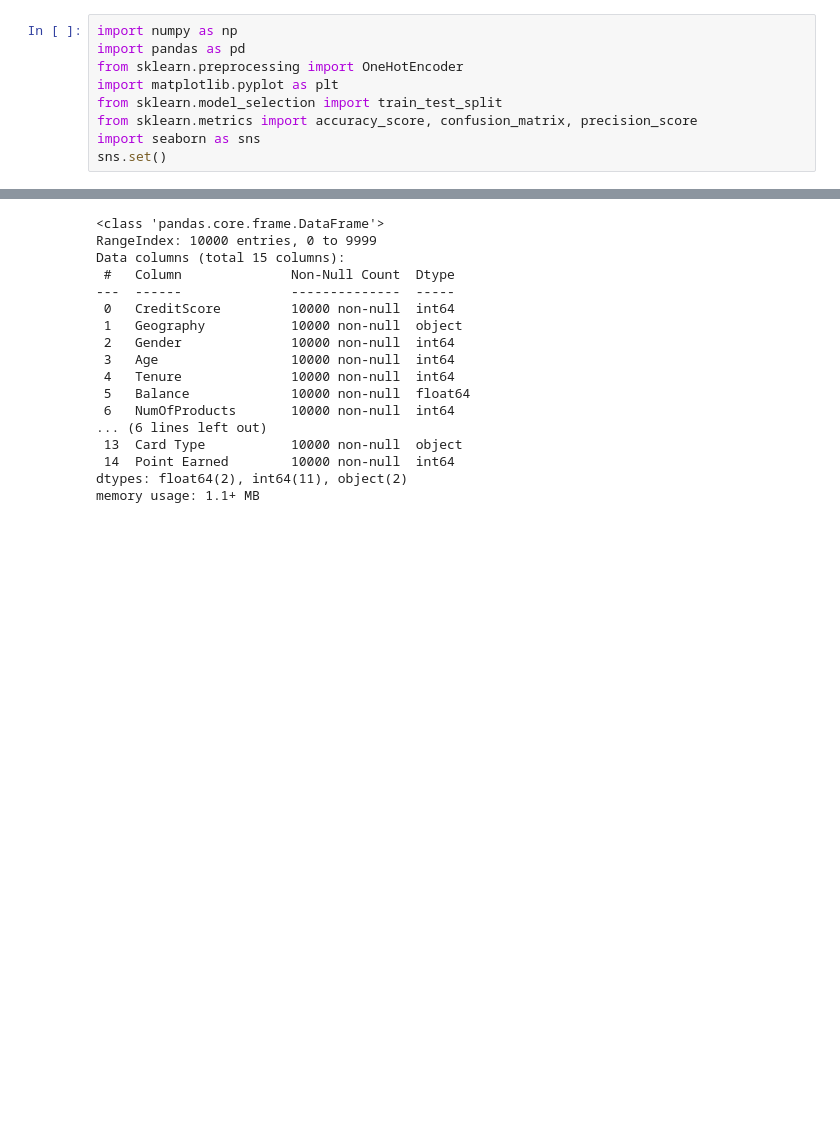
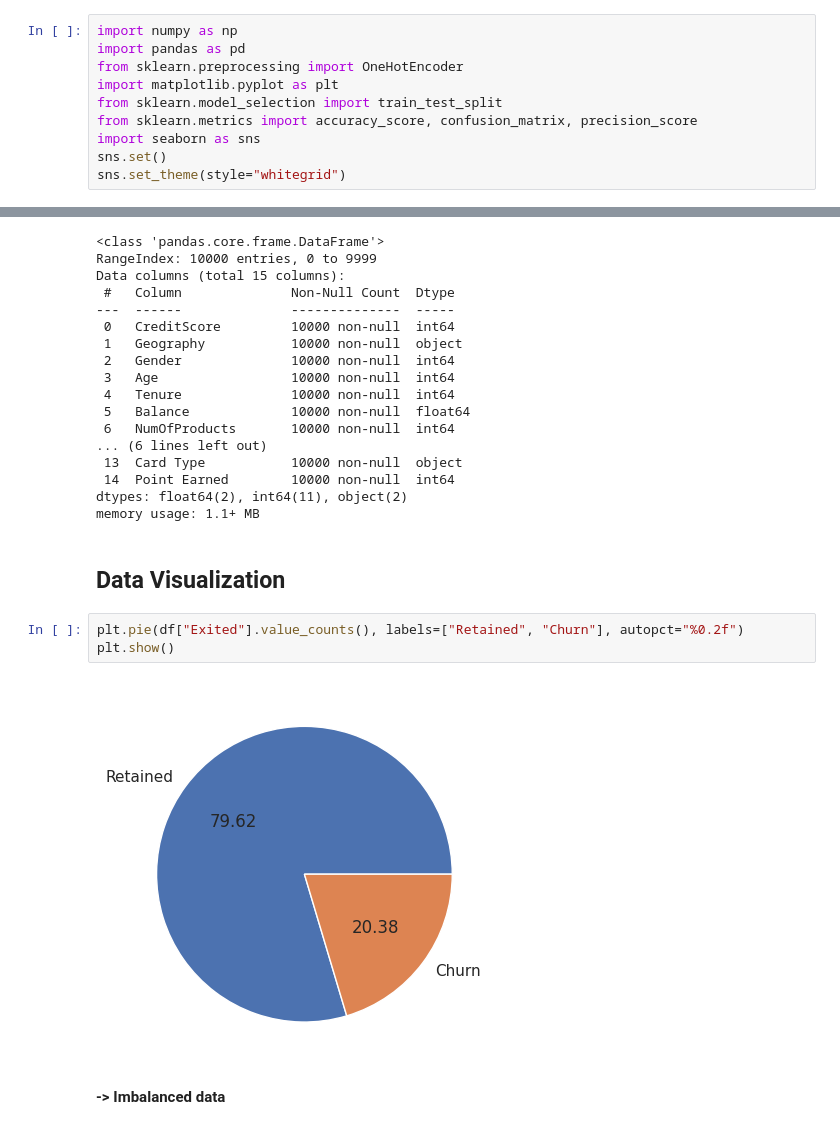
Before and after one commit to jahidul39306/bank_churn_kaggle, a Jupyter notebook: bank-churn.ipynb, the cells around one changed output, grey strips where cells are left out. Saved outputs shown, nothing was run; the diff lists cells and outputs as text; blank space fills up the shorter version.

Commit message:
data visualization

```diff
--- a/bank-churn.ipynb
+++ b/bank-churn.ipynb
@@ -29,6 +29,7 @@ from sklearn.model_selection import train_test_split
 from sklearn.metrics import accuracy_score, confusion_matrix, precision_score
 import seaborn as sns
 sns.set()
+sns.set_theme(style="whitegrid")
 # %% [markdown]
 ## Loading the Dataset
 # %%
@@ -148,3 +149,12 @@ Data columns (total 15 columns):
  14  Point Earned        10000 non-null  int64
 dtypes: float64(2), int64(11), object(2)
 memory usage: 1.1+ MB
+# %% [markdown]
+## Data Visualization
+# %%
+plt.pie(df["Exited"].value_counts(), labels=["Retained", "Churn"], autopct="%0.2f")
+plt.show()
+# %% [output]
+[figure, added]
+# %% [markdown]
+**-> Imbalanced data**
```
Also changed, not shown: parts of 7 cells of this notebook.
